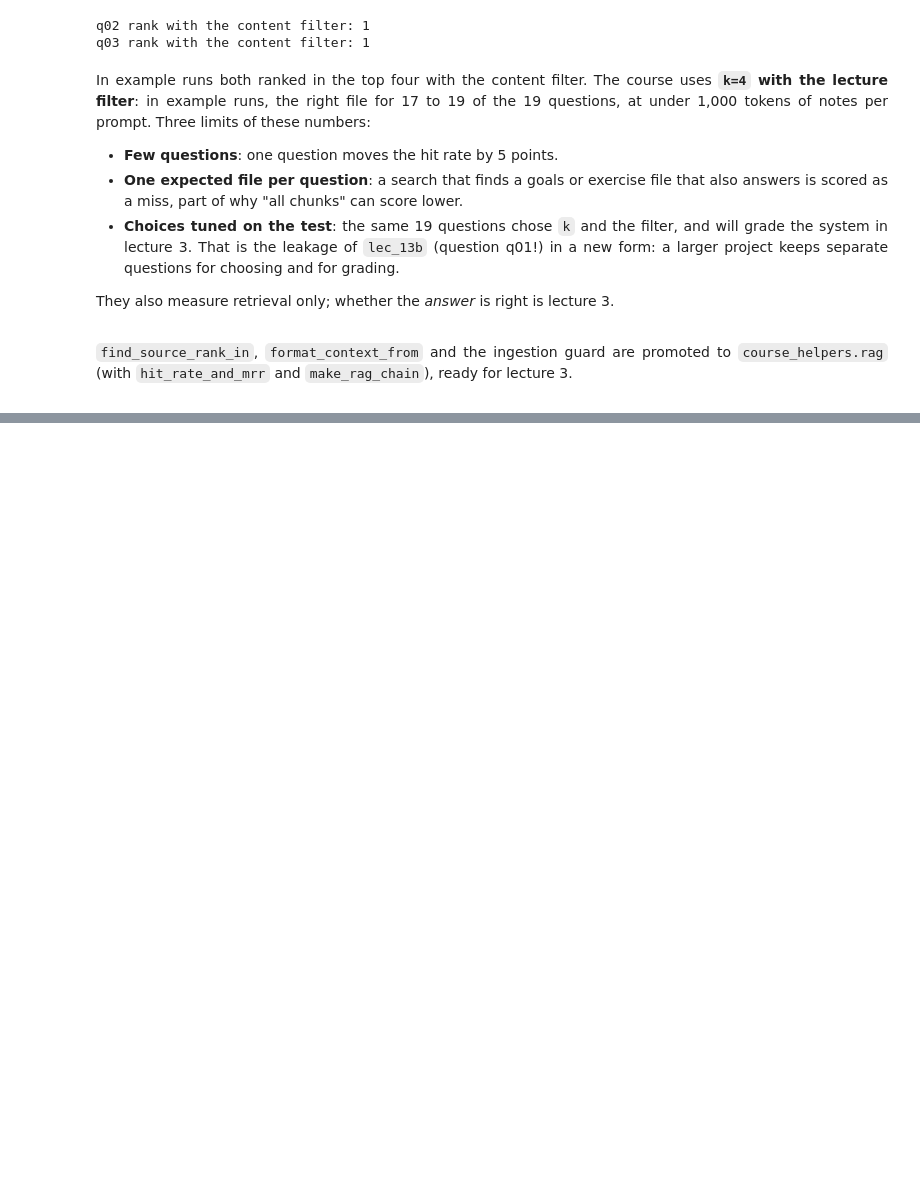
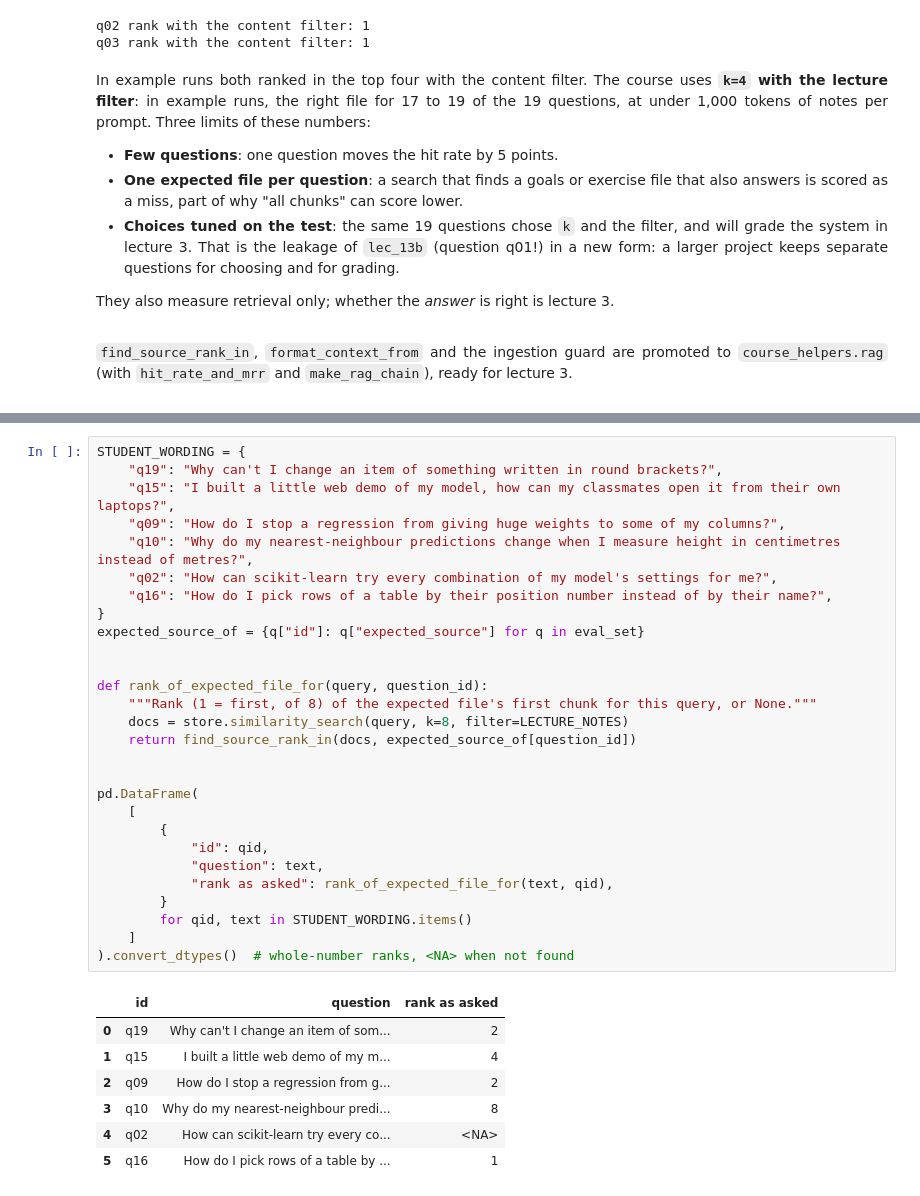
Before and after one commit to argythana/teach-llm-system, a Jupyter notebook: lecture_02_embeddings_rag_vector_store/reading_material/lec_02d_chroma_retriever_langchain_rag.ipynb, the cells around one changed output, grey strips where cells are left out. Drawn from its saved outputs; the diff is of its cells as text; blank space fills up the shorter version.

```diff
--- a/lecture_02_embeddings_rag_vector_store/reading_material/lec_02d_chroma_retriever_langchain_rag.ipynb
+++ b/lecture_02_embeddings_rag_vector_store/reading_material/lec_02d_chroma_retriever_langchain_rag.ipynb
@@ -547,0 +540,36 @@ ready for lecture 3.
+# %%
+STUDENT_WORDING = {
+    "q19": "Why can't I change an item of something written in round brackets?",
+    "q15": "I built a little web demo of my model, how can my classmates open it from their own laptops?",
+    "q09": "How do I stop a regression from giving huge weights to some of my columns?",
+    "q10": "Why do my nearest-neighbour predictions change when I measure height in centimetres instead of metres?",
+    "q02": "How can scikit-learn try every combination of my model's settings for me?",
+    "q16": "How do I pick rows of a table by their position number instead of by their name?",
+}
+expected_source_of = {q["id"]: q["expected_source"] for q in eval_set}
+
+
+def rank_of_expected_file_for(query, question_id):
+    """Rank (1 = first, of 8) of the expected file's first chunk for this query, or None."""
+    docs = store.similarity_search(query, k=8, filter=LECTURE_NOTES)
+    return find_source_rank_in(docs, expected_source_of[question_id])
+
+
+pd.DataFrame(
+    [
+        {
+            "id": qid,
+            "question": text,
+            "rank as asked": rank_of_expected_file_for(text, qid),
+        }
+        for qid, text in STUDENT_WORDING.items()
+    ]
+).convert_dtypes()  # whole-number ranks, <NA> when not found
+# %% [output]
+|  | id | question | rank as asked |
+| 0 | q19 | Why can't I change an item of som... | 2 |
+| 1 | q15 | I built a little web demo of my m... | 4 |
+| 2 | q09 | How do I stop a regression from g... | 2 |
+| 3 | q10 | Why do my nearest-neighbour predi... | 8 |
+| 4 | q02 | How can scikit-learn try every co... | <NA> |
+| 5 | q16 | How do I pick rows of a table by ... | 1 |
```
Also changed, not shown: parts of 26 cells of this notebook, 7 other files.
